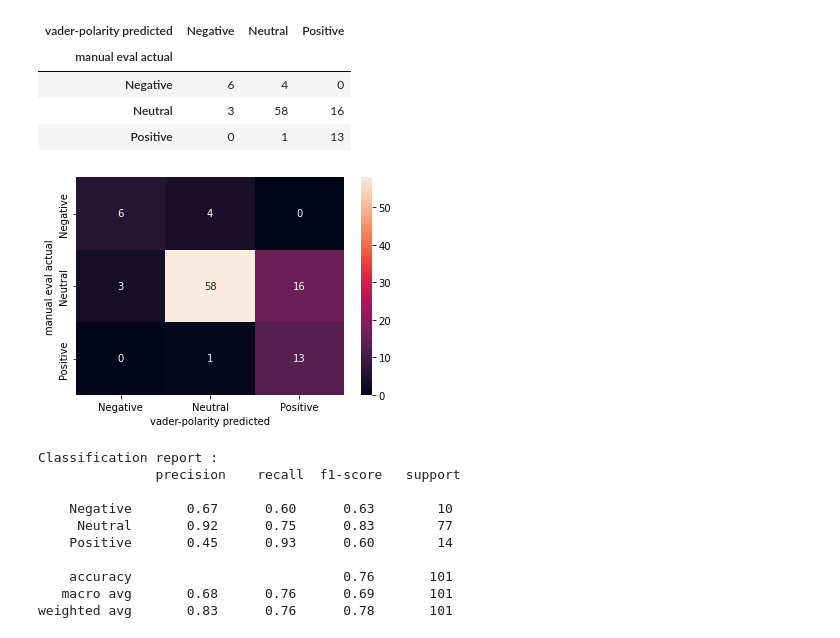
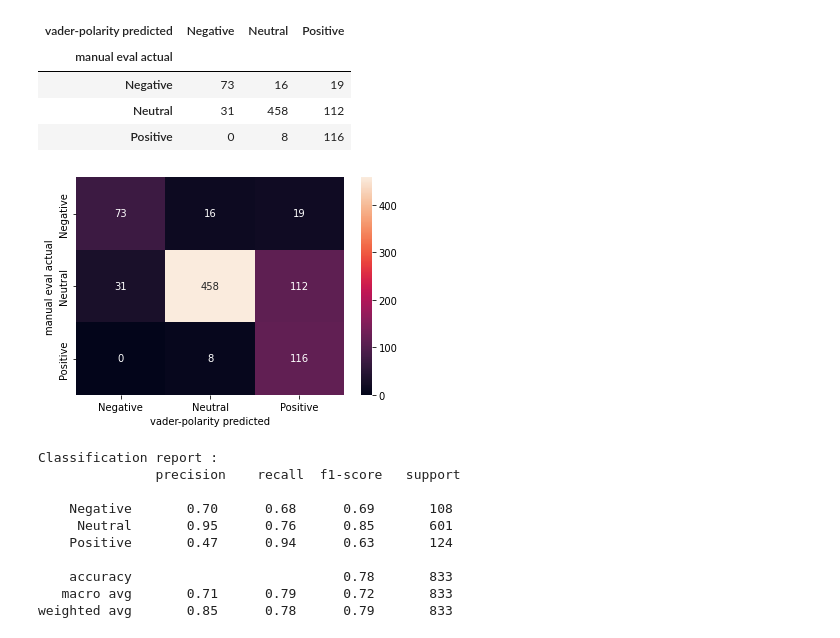
Before and after one commit to luc-rap/Analyza-sentimentu-VADER, a Jupyter notebook: evaluation.ipynb, the cells around one changed output. Saved outputs shown, nothing was run; the diff lists cells and outputs as text; code cells hidden in the pictures.

Commit message:
eval1

```diff
--- a/evaluation.ipynb
+++ b/evaluation.ipynb
@@ -5,7 +5,7 @@ import matplotlib.pyplot as plt
 from sklearn.metrics import confusion_matrix
 from sklearn.metrics import classification_report
 # %%
-results_filename = "results-eval/11-results.csv"
+results_filename = "results-eval_final/1-results.csv"
 # %%
 results_df = pd.read_csv(results_filename, index_col=0)
 # %%
@@ -31,14 +31,14 @@ cm
 # %% [output]
 | vader-polarity predicted | Negative | Neutral | Positive |
 | manual eval actual |  |  |  |
-| Negative | 6 | 4 | 0 |
-| Neutral | 3 | 58 | 16 |
-| Positive | 0 | 1 | 13 |
+| Negative | 73 | 16 | 19 |
+| Neutral | 31 | 458 | 112 |
+| Positive | 0 | 8 | 116 |
 # %%
-sn.heatmap(cm, annot=True)
+sn.heatmap(cm, annot=True, fmt='g')
 plt.show()
 # %% [output]
-[figure, old version]
+[figure, new version]
 # %%
 actual = results_df['manual eval'].tolist()
 predicted = results_df['vader-polarity'].tolist()
@@ -49,10 +49,10 @@ print('Classification report : \n',metrics)
 Classification report :
                precision    recall  f1-score   support
 
-    Negative       0.67      0.60      0.63        10
-     Neutral       0.92      0.75      0.83        77
-    Positive       0.45      0.93      0.60        14
+    Negative       0.70      0.68      0.69       108
+     Neutral       0.95      0.76      0.85       601
+    Positive       0.47      0.94      0.63       124
 
-    accuracy                           0.76       101
-   macro avg       0.68      0.76      0.69       101
-weighted avg       0.83      0.76      0.78       101
+    accuracy                           0.78       833
+   macro avg       0.71      0.79      0.72       833
+weighted avg       0.85      0.78      0.79       833
```
Also changed, not shown: parts of 1 cell of this notebook, 4 other files.
